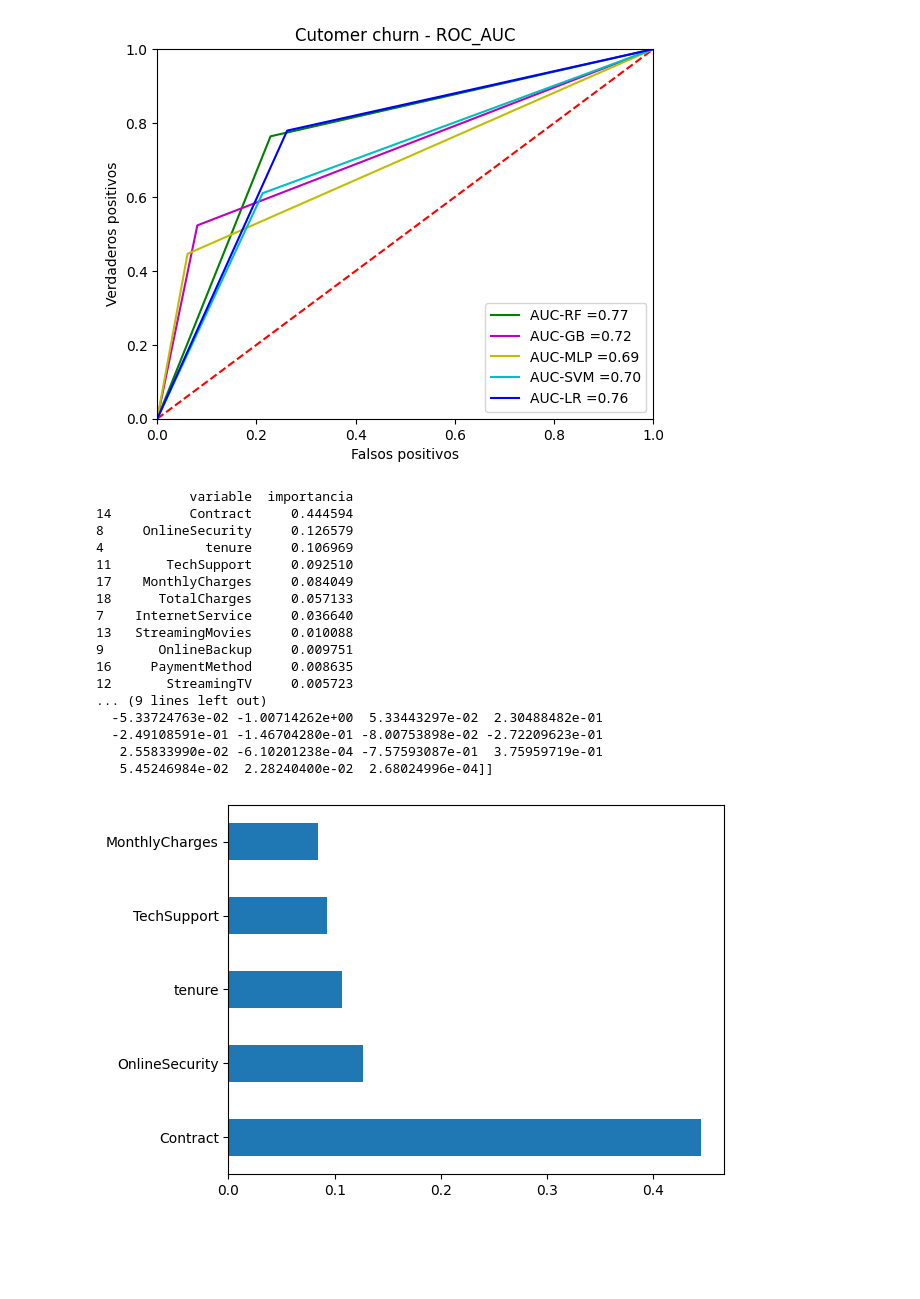
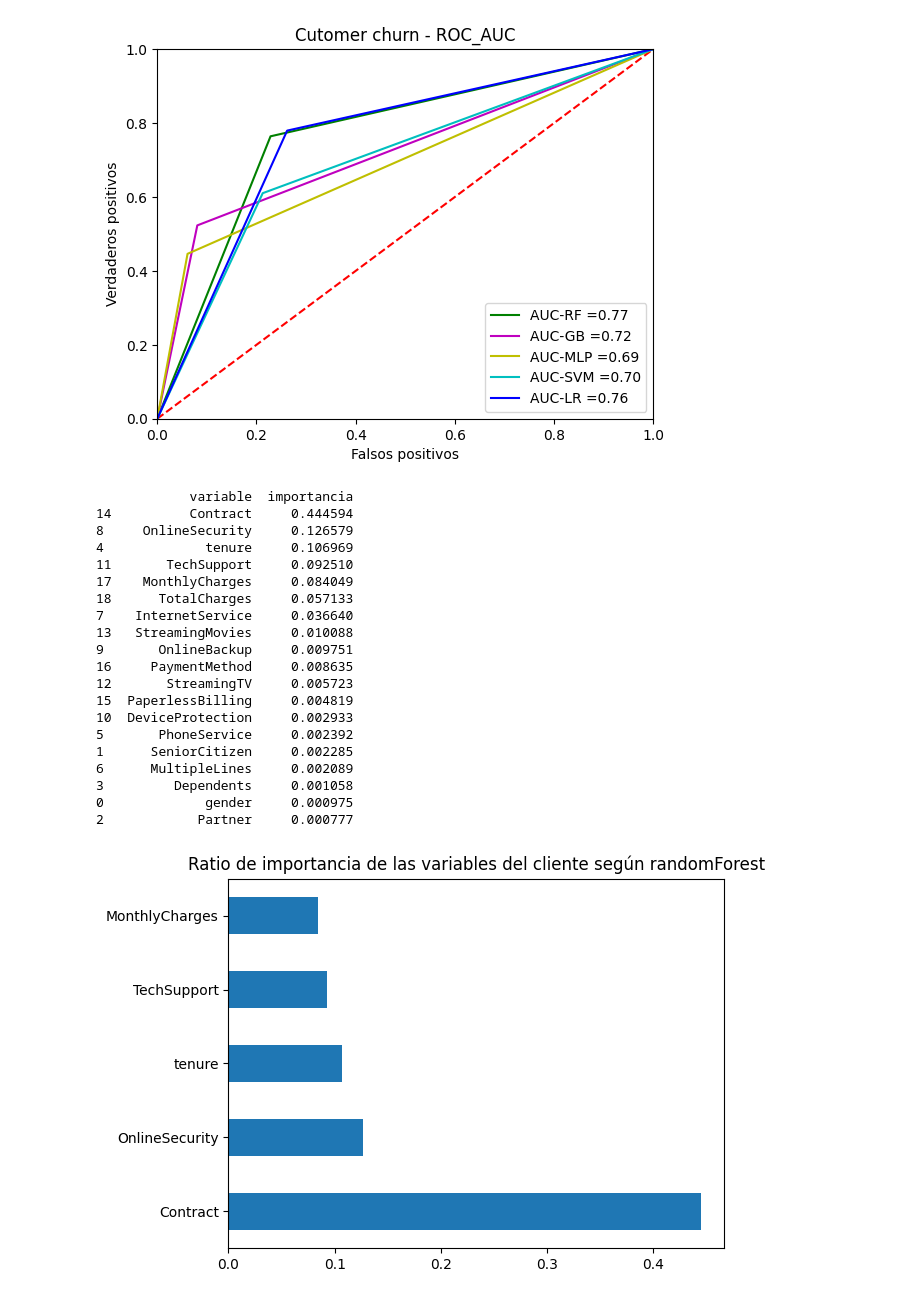
Before and after one commit to angel7005/ia, a Jupyter notebook: ns-4 - comparacion.ipynb, the cells around one changed output. Drawn from its saved outputs; the diff is of its cells as text; code cells hidden in the pictures; blank space fills up the shorter version.

```diff
--- a/ns-4 - comparacion.ipynb
+++ b/ns-4 - comparacion.ipynb
@@ -190,7 +192,6 @@ importances = rf.feature_importances_
 df_importance = pd.DataFrame({'variable': X_train.columns, 'importancia': importances})
 df_importance = df_importance.sort_values('importancia', ascending=False)
 print(df_importance.head(20))
-print(lr.coef_)
 # %% [output]
             variable  importancia
 14          Contract     0.444594
@@ -204,15 +205,18 @@ print(lr.coef_)
 9       OnlineBackup     0.009751
 16     PaymentMethod     0.008635
 12       StreamingTV     0.005723
-... (9 lines left out)
-  -5.33724763e-02 -1.00714262e+00  5.33443297e-02  2.30488482e-01
-  -2.49108591e-01 -1.46704280e-01 -8.00753898e-02 -2.72209623e-01
-   2.55833990e-02 -6.10201238e-04 -7.57593087e-01  3.75959719e-01
-   5.45246984e-02  2.28240400e-02  2.68024996e-04]]
+15  PaperlessBilling     0.004819
+10  DeviceProtection     0.002933
+5       PhoneService     0.002392
+1      SeniorCitizen     0.002285
+6      MultipleLines     0.002089
+3         Dependents     0.001058
+0             gender     0.000975
+2            Partner     0.000777
 # %%
 #Se representan las 5 más importantes
-(pd.Series(importances,
-index=X_train.columns).nlargest(5).plot(kind='barh'))
+(pd.Series(importances,index=X_train.columns).nlargest(5).plot(kind='barh'))
+plt.title("Ratio de importancia de las variables del cliente según randomForest")
 plt.show()
 # %% [output]
-[figure, old version]
+[figure, new version]
```
Also changed, not shown: parts of 2 cells of this notebook, 2 other files.
